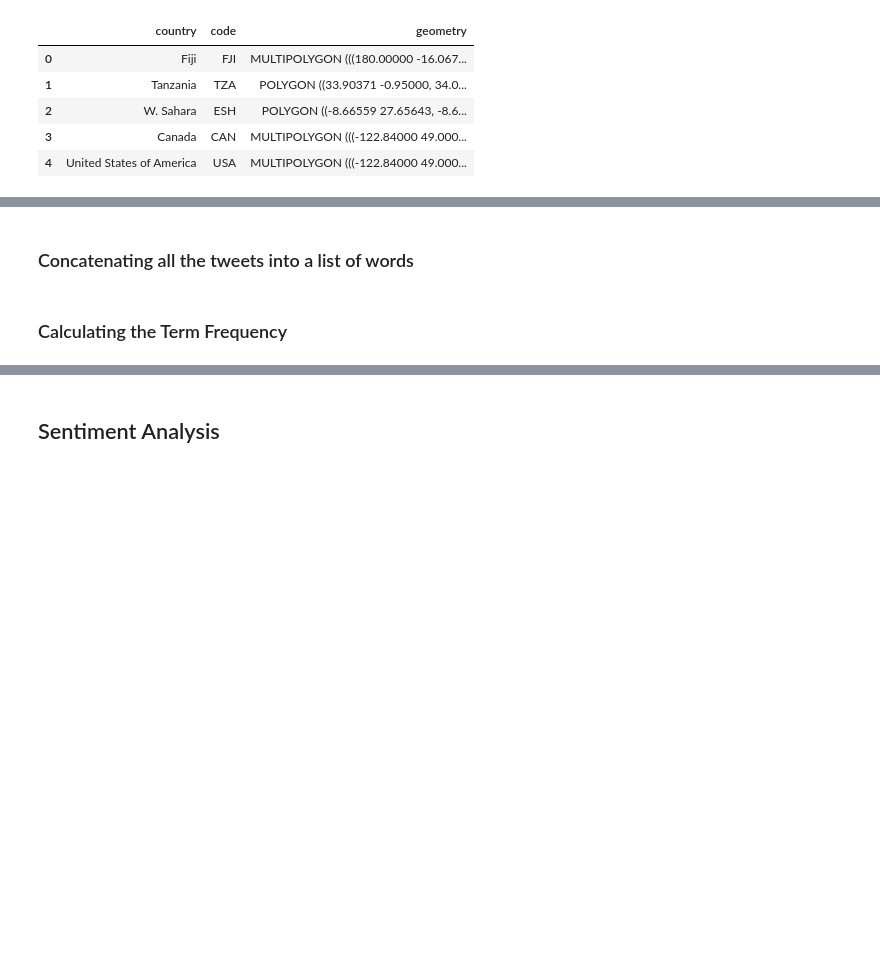
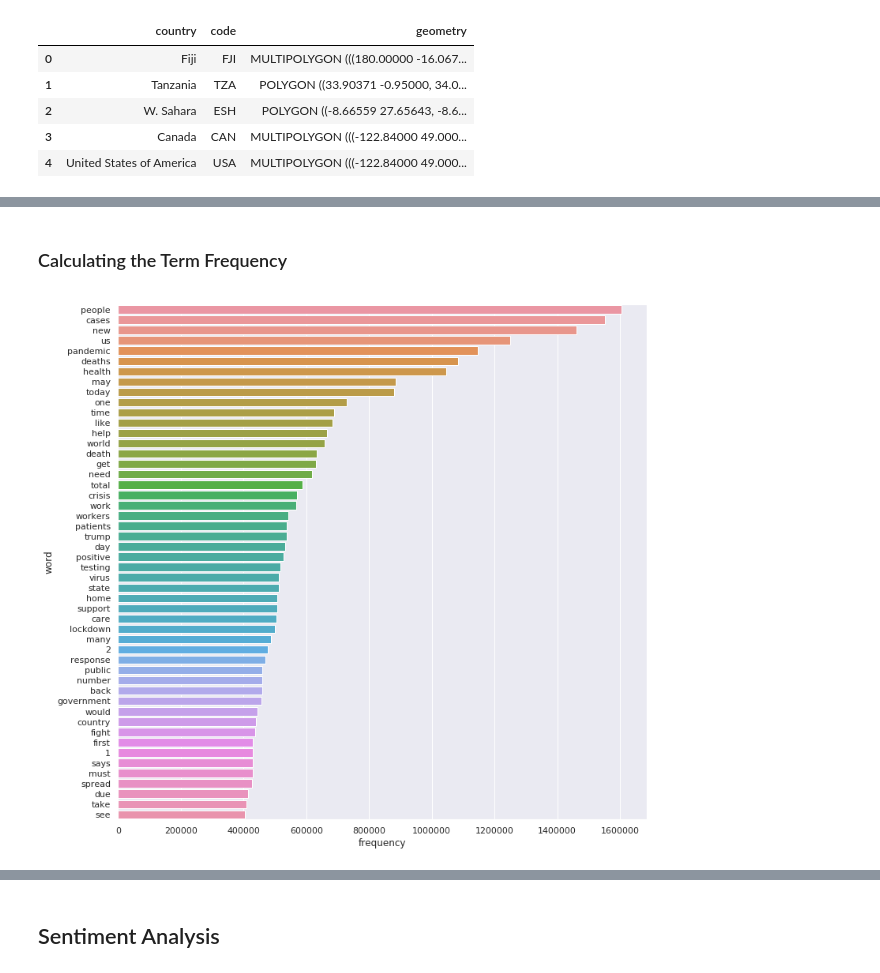
Before and after one commit to Rrishik/COVID-19-tweets, a Jupyter notebook: Statistical and Sentiment Analysis.ipynb, the cells around one changed output, grey strips where cells are left out. Cells and saved outputs as stored; diff of their text form; code cells hidden in the pictures; blank space fills up the shorter version.

```diff
--- a/Statistical and Sentiment Analysis.ipynb
+++ b/Statistical and Sentiment Analysis.ipynb
@@ -207,9 +205,7 @@ def multiplyWithRetweetCount(text_list, retweet_count):
 
     return text_list*f
 
-
-def cleanText(tweet, stem = False):
-    text = tweet.full_text
+def removeTwitterAttribs(text):
     # Removing urls
     text = re.sub(r'http\S+', '', text) # remove http links
     text = re.sub(r'bit.ly/\S+', '', text) # rempve bitly links
@@ -218,6 +214,16 @@ def cleanText(tweet, stem = False):
     # Removing user mentions
     text = re.sub('(@[A-Za-z]+[A-Za-z0-9-_]+)', '', text)
 
+    # Removing hashtags
+    text = re.sub(r"#(\w+)", '', text, flags=re.MULTILINE)
+    return text
+
+
+def cleanText(tweet, stem = False):
+    text = tweet.full_text
+
+    text = removeTwitterAttribs(text)
+
     # Converting to lowercase
     text = text.lower()
 
@@ -225,15 +231,15 @@ def cleanText(tweet, stem = False):
     text = text.translate(str.maketrans('', '', string.punctuation))
 
     # Remove stopwords
-    text_list = text.split()
+    t_list = text.split()
     stop_words = set(stopwords.words('english'))
     stop_words.update(['coronavirusoutbreak', 'coronavirusPandemic', 'covid_19', 'epitwitter', 'ihavecorona', 'amp', 'coronavirus', 'covid19', 'covid-19'])
 
-    text_list = [word for word in text_list if word not in stop_words]
+    t_list = [word for word in t_list if word not in stop_words]
 
     if stem:
         stemmer = SnowballStemmer('english')
-        text_list = [stemmer.stem(t) for t in text_list]
+        t_list = [stemmer.stem(t) for t in text_list]
 
-    text_list = multiplyWithRetweetCount(text_list, tweet.retweet_count)
-    return ' '.join(text_list)
+    t_list = multiplyWithRetweetCount(t_list, tweet.retweet_count)
+    return t_list
@@ -259,2 +245,0 @@ print(text_en_lr_lc_pr_sr.iloc[0])
-# %% [markdown]
-### Concatenating all the tweets into a list of words
@@ -264,12 +246,20 @@ word_list[:5]
 # %% [markdown]
 ### Calculating the Term Frequency
+# %%
+def getTermFrequency(tweets_df, count):
+    tweet_series = tweets_df.apply(cleanText, axis = 1)
+    tweet_list = [word for tweet in tweet_series for word in tweet]
+    counts = Counter(tweet_list).most_common(count)
+    counts_df = pd.DataFrame(counts)
+    counts_df.columns = ['word', 'frequency']
+    return counts_df
 # %%
 sns.set(style="darkgrid")
-counts = Counter(word_list).most_common(50)
-counts_df = pd.DataFrame(counts)
-counts_df
+counts_df = getTermFrequency(df_text, 50)
 counts_df.columns = ['word', 'frequency']
 
 fig, ax = plt.subplots(figsize = (12, 12))
 ax = sns.barplot(y="word", x='frequency', ax = ax, data=counts_df)
 plt.savefig(main_dir + 'outputs/wordcount_bar.png')
+# %% [output]
+[figure, added]
```
Also changed, not shown: parts of 26 cells of this notebook, 13 other files.
